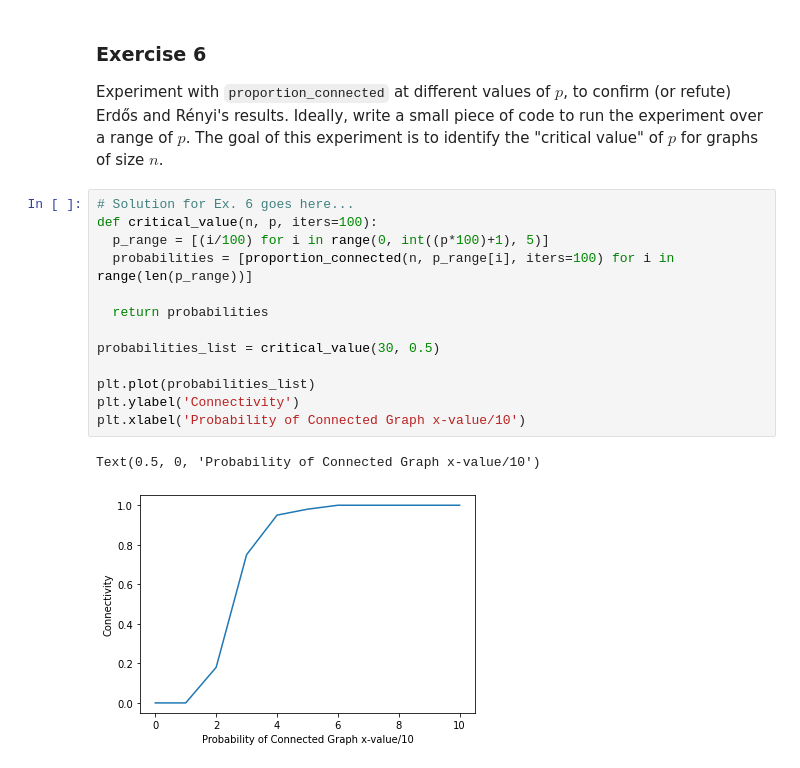
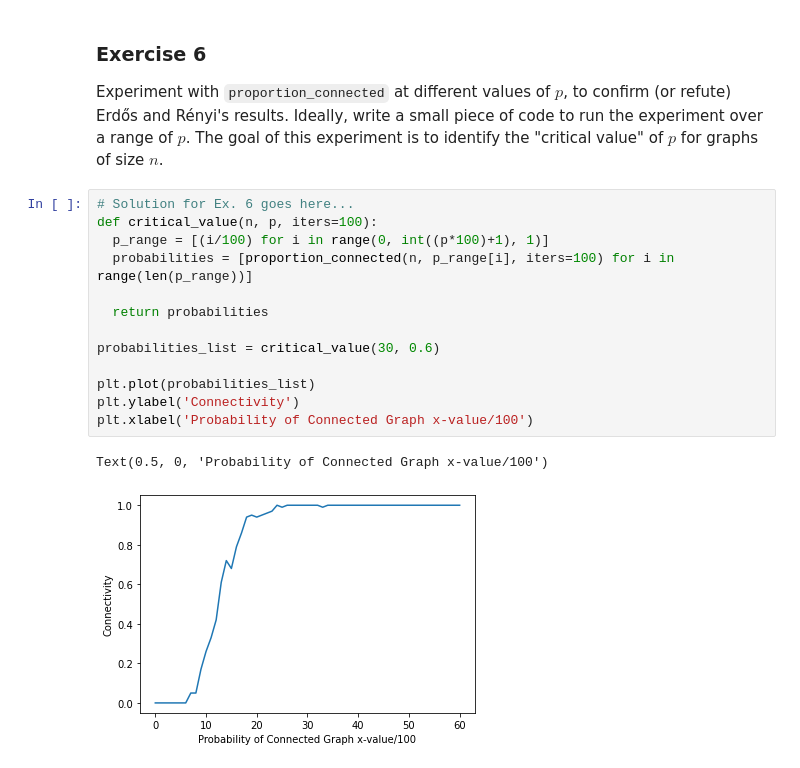
Before and after one commit to owengenge/cap-comp215, a Jupyter notebook: labs/lab04.ipynb, the cells around one changed output. Drawn from its saved outputs; the diff is of its cells as text.

```diff
--- a/labs/lab04.ipynb
+++ b/labs/lab04.ipynb
@@ -414,16 +414,16 @@ The goal of this experiment is to identify the "critical value" of $p$ for graph
 # %%
 # Solution for Ex. 6 goes here...
 def critical_value(n, p, iters=100):
-  p_range = [(i/100) for i in range(0, int((p*100)+1), 5)]
+  p_range = [(i/100) for i in range(0, int((p*100)+1), 1)]
   probabilities = [proportion_connected(n, p_range[i], iters=100) for i in range(len(p_range))]
 
   return probabilities
 
-probabilities_list = critical_value(30, 0.5)
+probabilities_list = critical_value(30, 0.6)
 
 plt.plot(probabilities_list)
 plt.ylabel('Connectivity')
-plt.xlabel('Probability of Connected Graph x-value/10')
+plt.xlabel('Probability of Connected Graph x-value/100')
 # %% [output]
-Text(0.5, 0, 'Probability of Connected Graph x-value/10')
+Text(0.5, 0, 'Probability of Connected Graph x-value/100')
-[figure, old version]
+[figure, new version]
```
Also changed, not shown: parts of 2 cells of this notebook.
